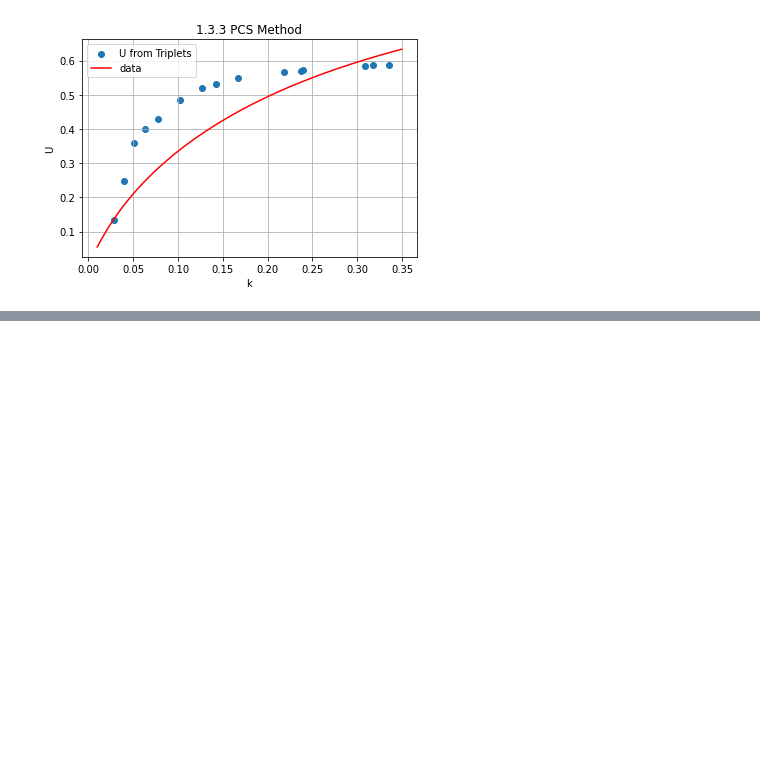
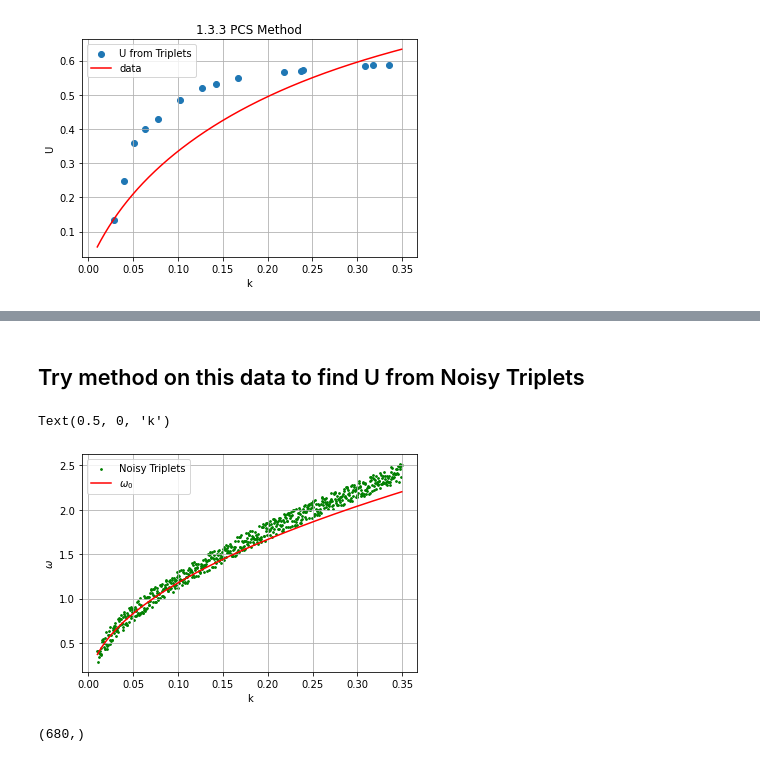
Before and after one commit to joeyanderson1/4th-Year-Thesis, a Jupyter notebook: Normalized Scalar Product Method.ipynb, the cells around one changed output, grey strips where cells are left out. Saved outputs shown, nothing was run; the diff lists cells and outputs as text; code cells hidden in the pictures; blank space fills up the shorter version.

```diff
--- a/Normalized Scalar Product Method.ipynb
+++ b/Normalized Scalar Product Method.ipynb
@@ -537,0 +662,7 @@ plt.plot()
+# %%
+kx_0 = np.arange(0.01, 0.35, 0.0005)
+ky_0 = np.arange(0.01, 0.35, 0.0005)
+# DWL = deep water limit
+
+w_0 = np.sqrt( 9.81 * np.sqrt( (kx_0)**2  + (ky_0)**2 ) )
+# DWL formula
@@ -537,0 +745,18 @@ plt.plot()
+# %% [markdown]
+## Try method on this data to find U from Noisy Triplets
+# %%
+plt.scatter(kx_0, noisy_w , color = 'green', label = 'Noisy Triplets', s = 3)
+
+plt.plot(kx_0, w_0, color = 'red', label='$\omega_{0}$')
+
+plt.grid(True)
+plt.legend()
+plt.ylabel("$\omega$")
+plt.xlabel("k")
+# %% [output]
+Text(0.5, 0, 'k')
+[figure, added]
+# %%
+noisy_w.shape
+# %% [output]
+(680,)
```
Also changed, not shown: parts of 40 cells of this notebook.
